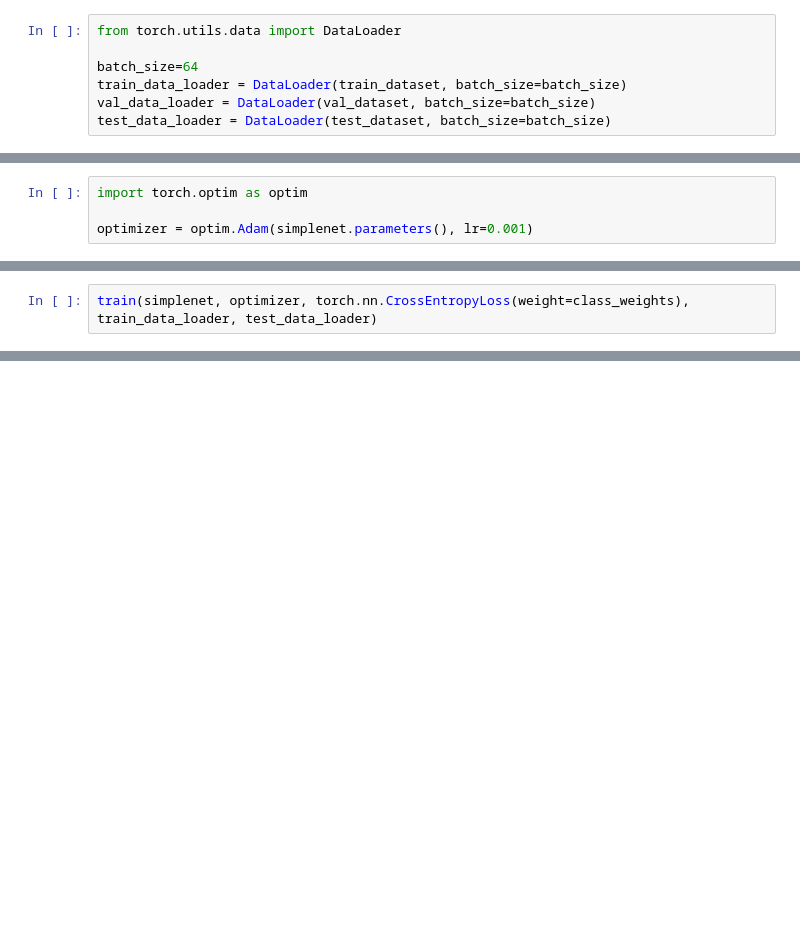
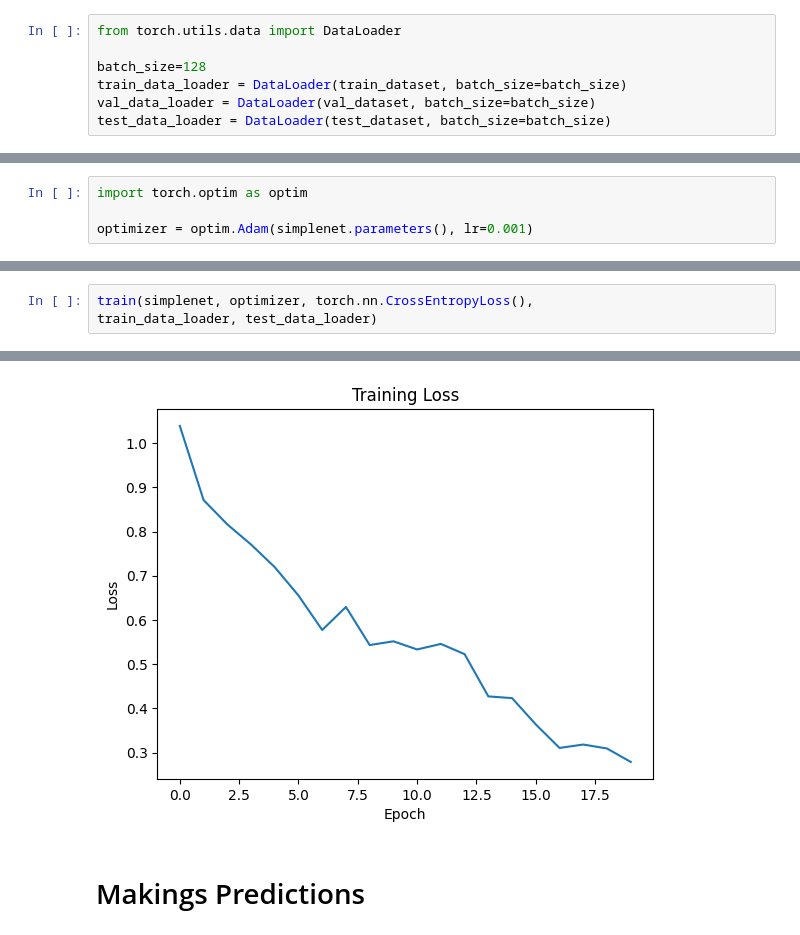
Before and after one commit to CharalamposZisis/Skin-Cancer-Classification-Problem-, a Jupyter notebook: main.ipynb, the cells around one changed output, grey strips where cells are left out. Cells and saved outputs as stored; diff of their text form; blank space fills up the shorter version.

```diff
--- a/main.ipynb
+++ b/main.ipynb
@@ -339,7 +339,7 @@ train_dataset
 # %%
 from torch.utils.data import DataLoader
 
-batch_size=64
+batch_size=128
 train_data_loader = DataLoader(train_dataset, batch_size=batch_size)
 val_data_loader = DataLoader(val_dataset, batch_size=batch_size)
 test_data_loader = DataLoader(test_dataset, batch_size=batch_size)
@@ -441,6 +441,6 @@ def train(model, optimizer, loss_fn, train_loader, val_loader,
     plt.title('Training Loss')
     plt.show()
 # %%
-train(simplenet, optimizer, torch.nn.CrossEntropyLoss(weight=class_weights),
+train(simplenet, optimizer, torch.nn.CrossEntropyLoss(),
 train_data_loader, test_data_loader)
 # %% [output]
@@ -447,0 +467,3 @@ RuntimeError: weight tensor should be defined either for all 7 classes or no cla
+[figure, added]
+# %% [markdown]
+# Makings Predictions
```
Also changed, not shown: parts of 4 cells of this notebook, 1 other file.
